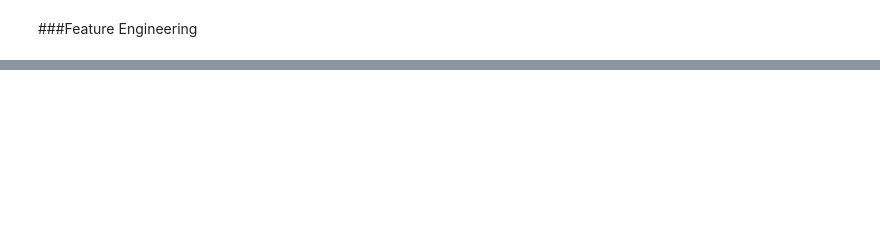
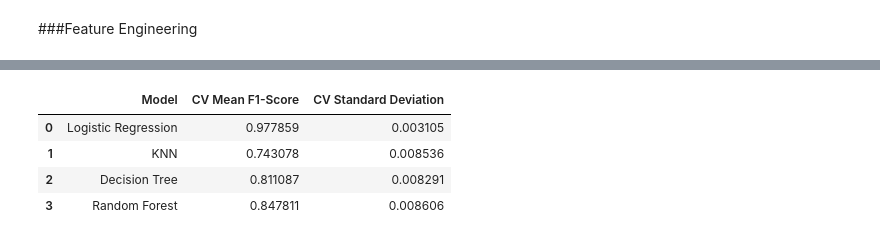
Before and after one commit to maybraniswe/Retail-Store-Sales-Analysis-and-Prediction, a Jupyter notebook: Retail_Store_Sales_Analysis_and_Prediction.ipynb, the cells around one changed output, grey strips where cells are left out. Saved outputs shown, nothing was run; the diff lists cells and outputs as text; code cells hidden in the pictures; blank space fills up the shorter version.

```diff
--- a/Retail_Store_Sales_Analysis_and_Prediction.ipynb
+++ b/Retail_Store_Sales_Analysis_and_Prediction.ipynb
@@ -678,0 +827,12 @@ for name, model in models.items():
+# %%
+# ==========================================================
+# MODEL 2: KNN
+# ==========================================================
+
+knn_model = KNeighborsClassifier(n_neighbors=5)
+
+knn_model.fit(X_train_pca, y_train)
+
+knn_pred = knn_model.predict(X_test_pca)
+
+print(classification_report(y_test, knn_pred, target_names=le.classes_, zero_division=0))
@@ -678,0 +865,12 @@ for name, model in models.items():
+# %%
+# ==========================================================
+# MODEL 3: DECISION TREE
+# ==========================================================
+
+dt_model = DecisionTreeClassifier(random_state=42)
+
+dt_model.fit(X_train_pca, y_train)
+
+dt_pred = dt_model.predict(X_test_pca)
+
+print(classification_report(y_test, dt_pred, target_names=le.classes_, zero_division=0))
@@ -706,25 +980,37 @@ plt.show()
 # %%
 # ==========================================================
 # CROSS-VALIDATION
 # ==========================================================
 
+models = {
+    "Logistic Regression": lr_model,
+    "KNN": knn_model,
+    "Decision Tree": dt_model,
+    "Random Forest": rf_model
+}
+
 cv_results = []
 
 for name, model in models.items():
-
     scores = cross_val_score(
         model,
         X_train_pca,
         y_train,
         cv=5,
         scoring="f1_weighted"
     )
 
     cv_results.append({
         "Model": name,
         "CV Mean F1-Score": scores.mean(),
         "CV Standard Deviation": scores.std()
     })
 
 cv_results_df = pd.DataFrame(cv_results)
 cv_results_df
+# %% [output]
+|  | Model | CV Mean F1-Score | CV Standard Deviation |
+| 0 | Logistic Regression | 0.977859 | 0.003105 |
+| 1 | KNN | 0.743078 | 0.008536 |
+| 2 | Decision Tree | 0.811087 | 0.008291 |
+| 3 | Random Forest | 0.847811 | 0.008606 |
```
Also changed, not shown: parts of 52 cells of this notebook.
